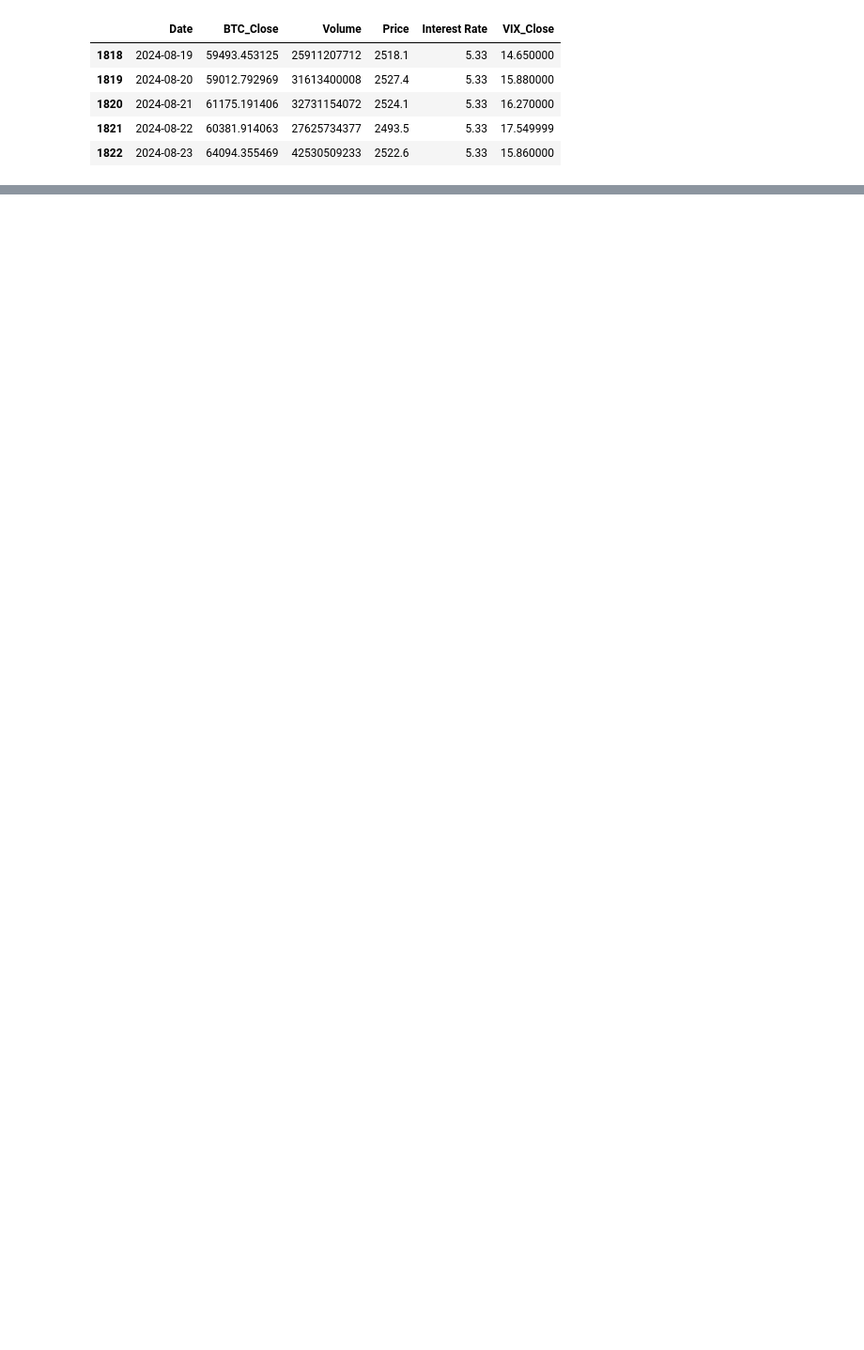
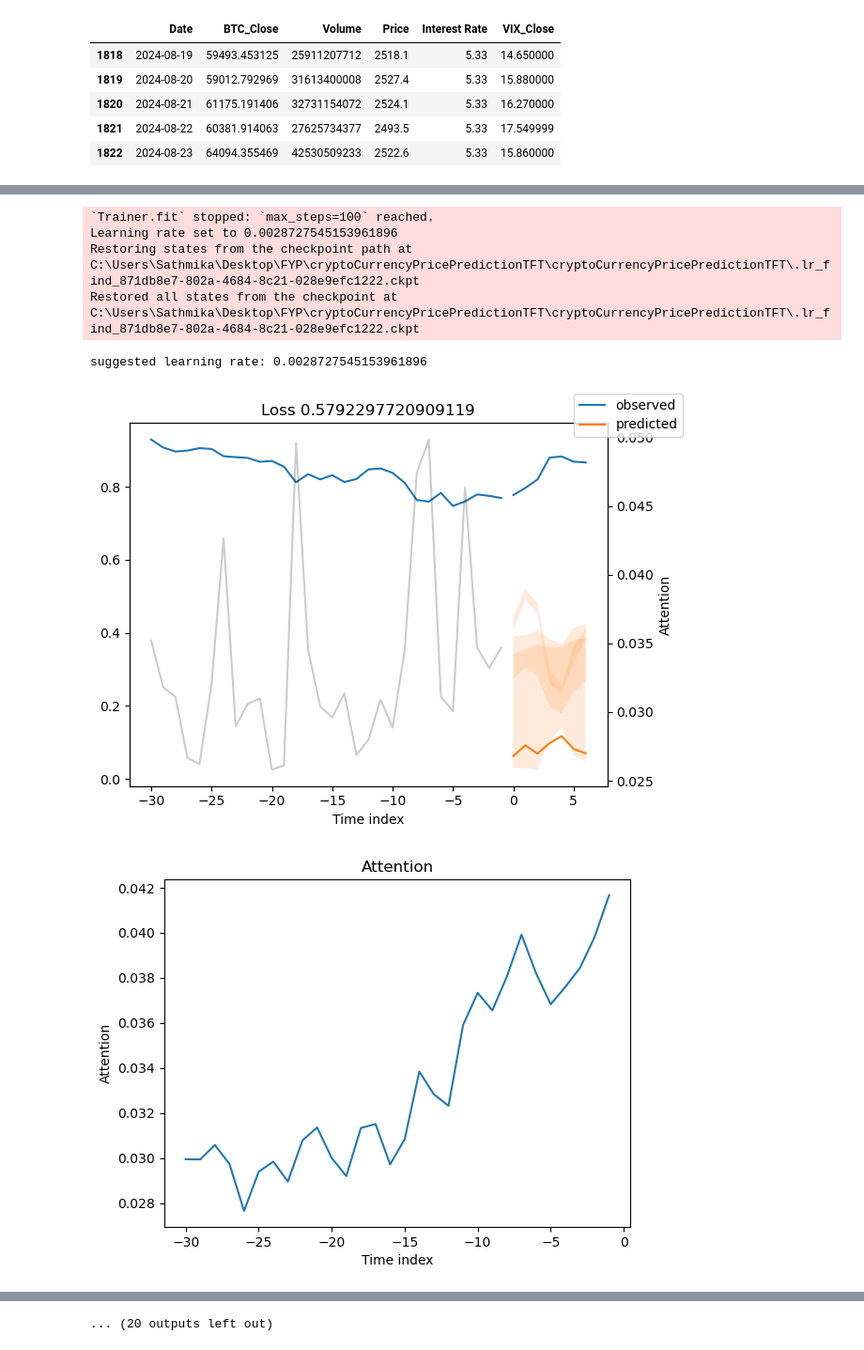
Before and after one commit to sathmikaDev/FYP, a Jupyter notebook: cryptoCurrencyPricePredictionTFT.ipynb, the cells around one changed output, grey strips where cells are left out. Shown at 94% size. Cells and saved outputs as stored; diff of their text form; code cells hidden in the pictures; blank space fills up the shorter version.

```diff
--- a/cryptoCurrencyPricePredictionTFT.ipynb
+++ b/cryptoCurrencyPricePredictionTFT.ipynb
@@ -424,0 +1255,16 @@ Final_DataFrame.tail()
+# %%
+validation = TimeSeriesDataSet.from_dataset(training, Final_DataFrame, min_prediction_idx=training.index.time.max() + 1, stop_randomization=True)
+# %%
+train_dataloader = training.to_dataloader(train=True, batch_size=batch_size, num_workers=2)
+val_dataloader = validation.to_dataloader(train=False, batch_size=batch_size, num_workers=2)
+# %%
+early_stop_callback = EarlyStopping(monitor="val_loss", min_delta=1e-4, patience=1, verbose=False, mode="min")
+lr_logger = LearningRateMonitor()
+trainer = pl.Trainer(
+    max_epochs=100,
+    accelerator="auto",  # run on CPU, if on multiple GPUs, use strategy="ddp"
+    gradient_clip_val=0.1,
+    limit_train_batches=30,  # 30 batches per epoch
+    callbacks=[lr_logger, early_stop_callback],
+    logger=TensorBoardLogger("lightning_logs")
+)
@@ -424,0 +1275,18 @@ Final_DataFrame.tail()
+# %%
+tft = TemporalFusionTransformer.from_dataset(
+    # dataset
+    training,
+    # architecture hyperparameters
+    hidden_size=32,
+    attention_head_size=1,
+    dropout=0.1,
+    hidden_continuous_size=16,
+    # loss metric to optimize
+    loss=QuantileLoss(),
+    # logging frequency
+    log_interval=2,
+    # optimizer parameters
+    learning_rate=0.03,
+    reduce_on_plateau_patience=4
+)
+print(f"Number of parameters in network: {tft.size()/1e3:.1f}k")
@@ -424,0 +1297,10 @@ Final_DataFrame.tail()
+# %%
+# find the optimal learning rate
+res = Tuner(trainer).lr_find(
+    tft, train_dataloaders=train_dataloader, val_dataloaders=val_dataloader, early_stop_threshold=1000.0, max_lr=0.3,
+)
+# and plot the result - always visually confirm that the suggested learning rate makes sense
+print(f"suggested learning rate: {res.suggestion()}")
+fig = res.plot(show=True, suggest=True)
+fig.show()
+# %% [output]
@@ -424,0 +1310,7 @@ Final_DataFrame.tail()
+`Trainer.fit` stopped: `max_steps=100` reached.
+Learning rate set to 0.0028727545153961896
+Restoring states from the checkpoint path at C:\Users\Sathmika\Desktop\FYP\cryptoCurrencyPricePredictionTFT\cryptoCurrencyPricePredictionTFT\.lr_find_871db8e7-802a-4684-8c21-028e9efc1222.ckpt
+Restored all states from the checkpoint at C:\Users\Sathmika\Desktop\FYP\cryptoCurrencyPricePredictionTFT\cryptoCurrencyPricePredictionTFT\.lr_find_871db8e7-802a-4684-8c21-028e9efc1222.ckpt
+suggested learning rate: 0.0028727545153961896
+[figure, added]
+[figure, added]
@@ -424,0 +1324 @@ Final_DataFrame.tail()
+... (20 outputs left out)
```
Also changed, not shown: parts of 57 cells of this notebook, 21 other files.
